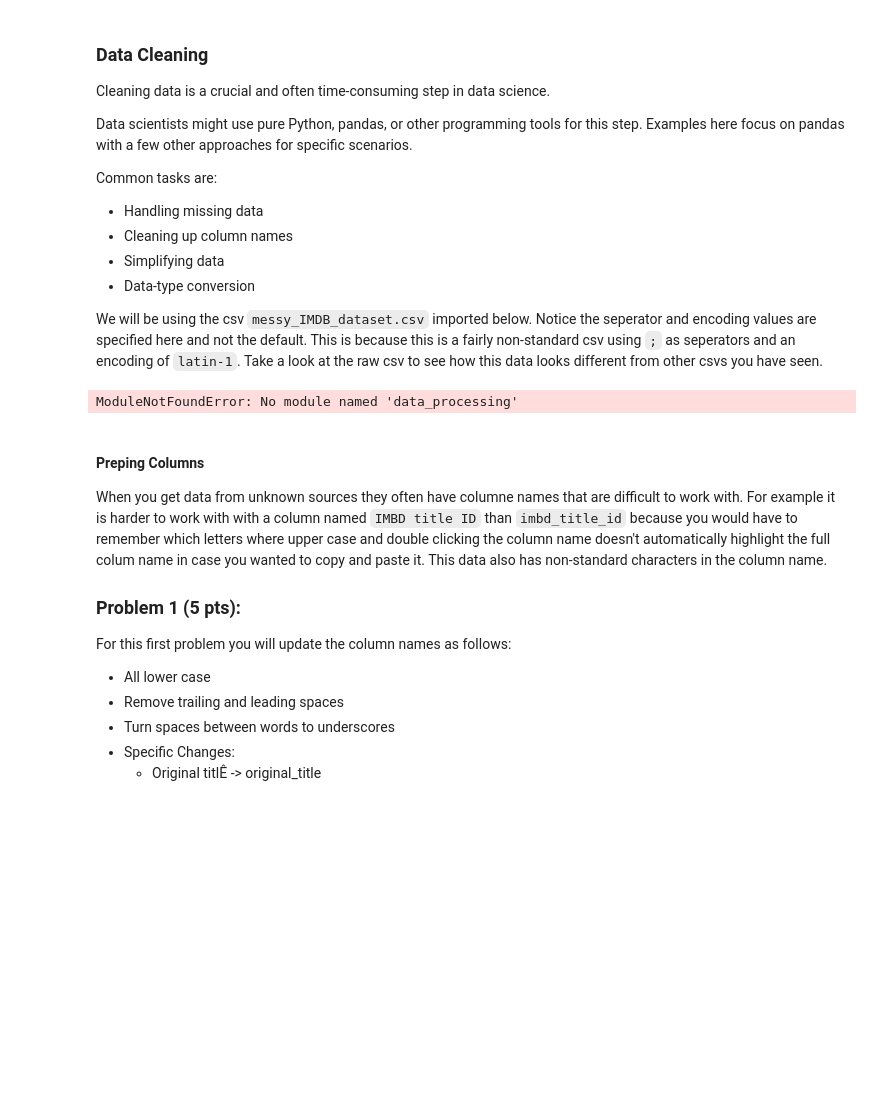
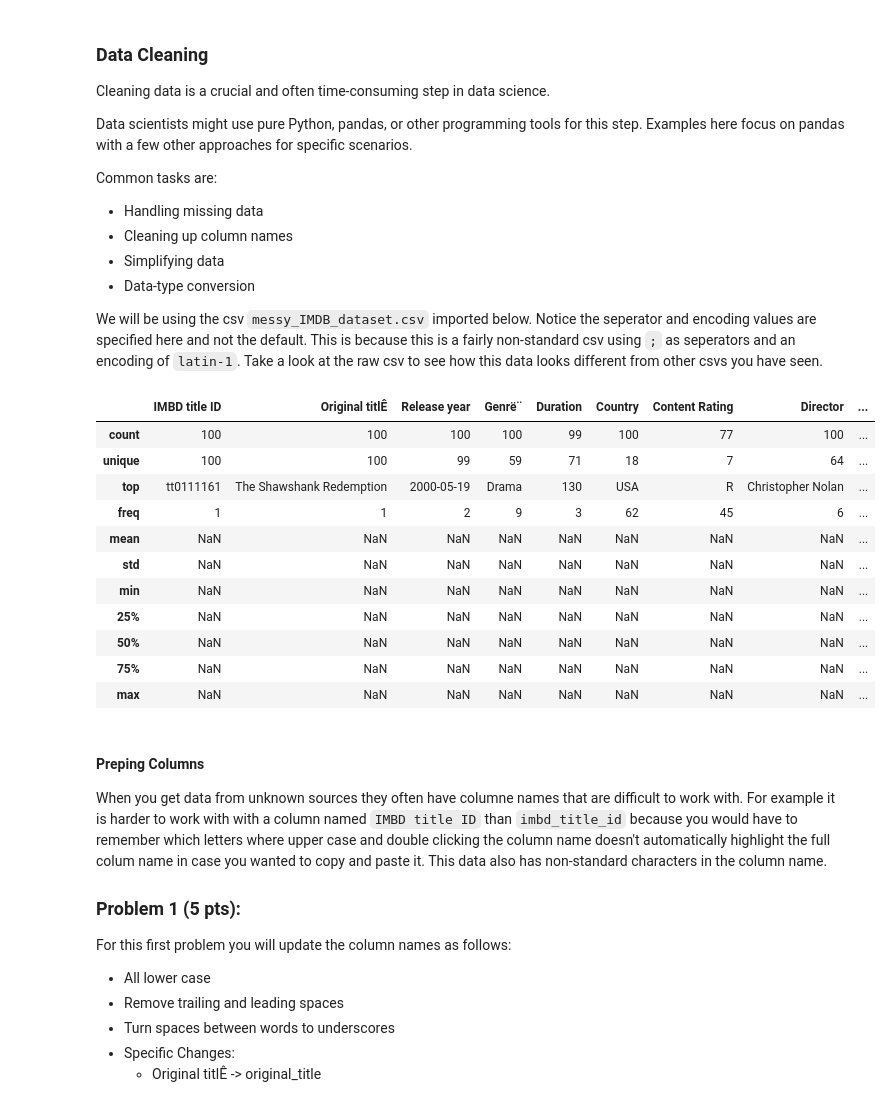
Before and after one commit to mkahlon20/introlpython, a Jupyter notebook: week_7_data_cleaning_matrix.ipynb, the cells around one changed output. Cells and saved outputs as stored; diff of their text form; code cells hidden in the pictures; blank space fills up the shorter version.

Commit message:
updated weekly

```diff
--- a/week_7_data_cleaning_matrix.ipynb
+++ b/week_7_data_cleaning_matrix.ipynb
@@ -40,13 +40,32 @@ We will be using the csv `messy_IMDB_dataset.csv` imported below. Notice the sep
 # %%
 import pandas as pd
 import importlib
+import sys
 import data_processing
+
+importlib.reload(data_processing)
+
+from data_processing import remove_fully_null_columns_rows
+
+sys.path.append(r"C:\Users\mohit\Documents\School\Winter 2026\AD450\Weekly\olympic_climbing_prediction-main")
+
 
 df_raw = pd.read_csv('messy_IMDB_dataset.csv', sep=";" , encoding='latin-1')
 # Starting stats of data
 df_raw.describe(include="all")
 # %% [output]
-ModuleNotFoundError: No module named 'data_processing'
+|  | IMBD title ID | Original titlÊ | Release year | Genrë¨ | Duration | Country | Content Rating | Director | ... |
+| count | 100 | 100 | 100 | 100 | 99 | 100 | 77 | 100 | ... |
+| unique | 100 | 100 | 99 | 59 | 71 | 18 | 7 | 64 | ... |
+| top | tt0111161 | The Shawshank Redemption | 2000-05-19 | Drama | 130 | USA | R | Christopher Nolan | ... |
+| freq | 1 | 1 | 2 | 9 | 3 | 62 | 45 | 6 | ... |
+| mean | NaN | NaN | NaN | NaN | NaN | NaN | NaN | NaN | ... |
+| std | NaN | NaN | NaN | NaN | NaN | NaN | NaN | NaN | ... |
+| min | NaN | NaN | NaN | NaN | NaN | NaN | NaN | NaN | ... |
+| 25% | NaN | NaN | NaN | NaN | NaN | NaN | NaN | NaN | ... |
+| 50% | NaN | NaN | NaN | NaN | NaN | NaN | NaN | NaN | ... |
+| 75% | NaN | NaN | NaN | NaN | NaN | NaN | NaN | NaN | ... |
+| max | NaN | NaN | NaN | NaN | NaN | NaN | NaN | NaN | ... |
 # %% [markdown]
 #### Preping Columns
 
```
Also changed, not shown: parts of 11 cells of this notebook, 10 other files.
